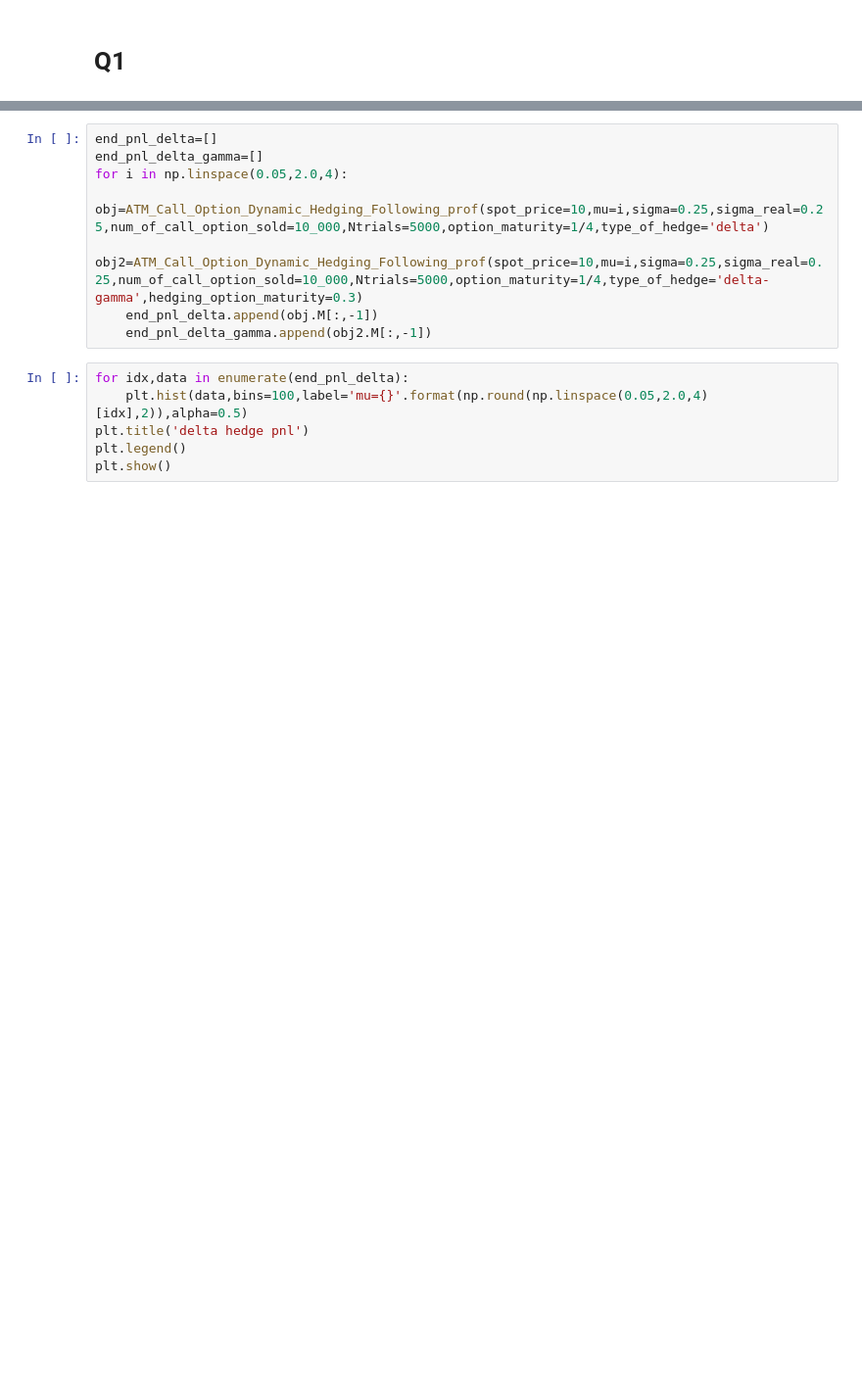
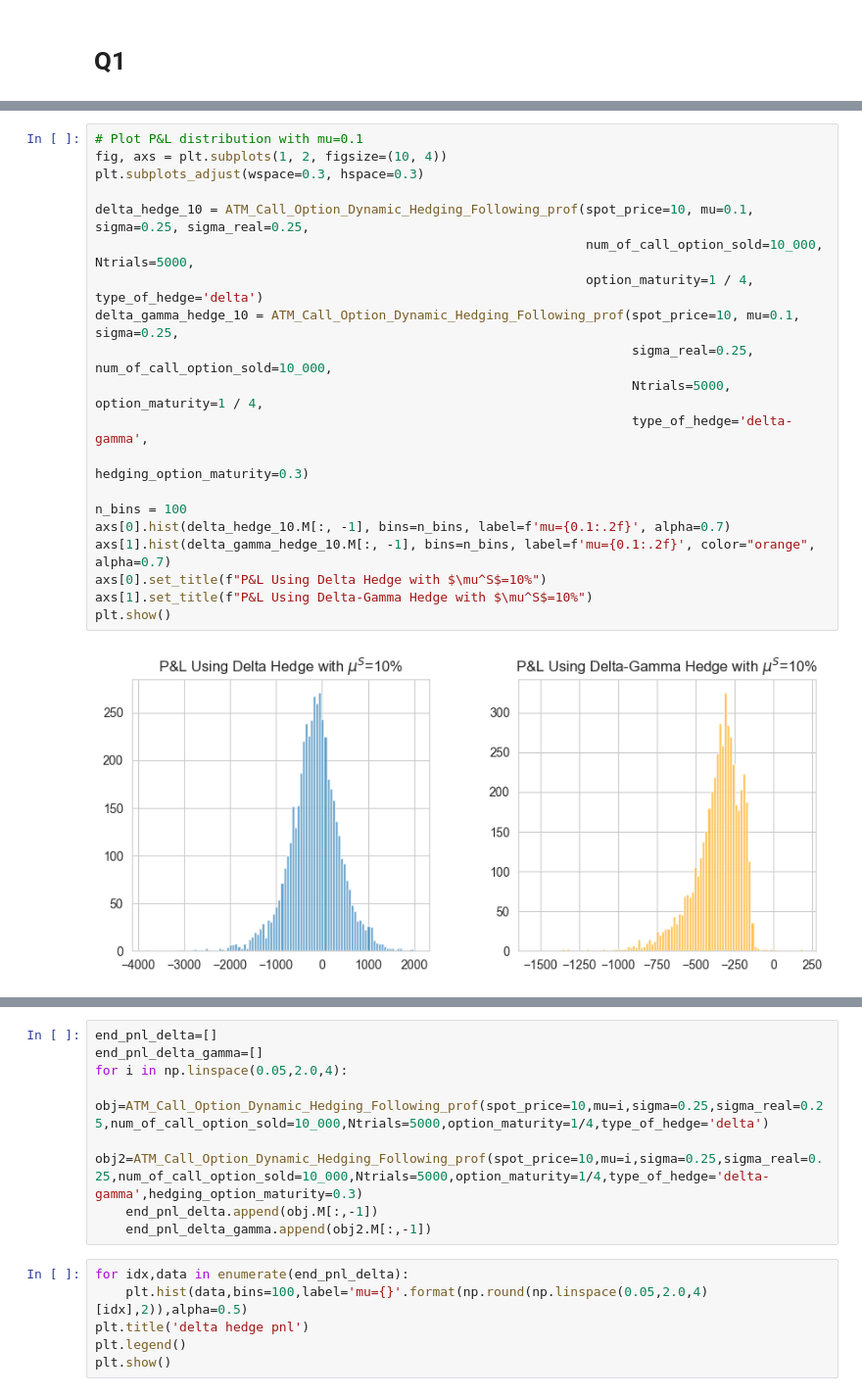
Before and after one commit to kaiwenShen/Dynamic_hedge, a Jupyter notebook: Dynamic_hedging.ipynb, the cells around one changed output, grey strips where cells are left out. Shown at 98% size. Drawn from its saved outputs; the diff is of its cells as text; blank space fills up the shorter version.

```diff
--- a/Dynamic_hedging.ipynb
+++ b/Dynamic_hedging.ipynb
@@ -220,0 +283,22 @@ plt.show()
+# %%
+# Plot P&L distribution with mu=0.1
+fig, axs = plt.subplots(1, 2, figsize=(10, 4))
+plt.subplots_adjust(wspace=0.3, hspace=0.3)
+
+delta_hedge_10 = ATM_Call_Option_Dynamic_Hedging_Following_prof(spot_price=10, mu=0.1, sigma=0.25, sigma_real=0.25,
+                                                                num_of_call_option_sold=10_000, Ntrials=5000,
+                                                                option_maturity=1 / 4, type_of_hedge='delta')
+delta_gamma_hedge_10 = ATM_Call_Option_Dynamic_Hedging_Following_prof(spot_price=10, mu=0.1, sigma=0.25,
+                                                                      sigma_real=0.25, num_of_call_option_sold=10_000,
+                                                                      Ntrials=5000, option_maturity=1 / 4,
+                                                                      type_of_hedge='delta-gamma',
+                                                                      hedging_option_maturity=0.3)
+
+n_bins = 100
+axs[0].hist(delta_hedge_10.M[:, -1], bins=n_bins, label=f'mu={0.1:.2f}', alpha=0.7)
+axs[1].hist(delta_gamma_hedge_10.M[:, -1], bins=n_bins, label=f'mu={0.1:.2f}', color="orange", alpha=0.7)
+axs[0].set_title(f"P&L Using Delta Hedge with $\mu^S$=10%")
+axs[1].set_title(f"P&L Using Delta-Gamma Hedge with $\mu^S$=10%")
+plt.show()
+# %% [output]
+[figure, added]
```
Also changed, not shown: parts of 22 cells of this notebook, 2 other files.
